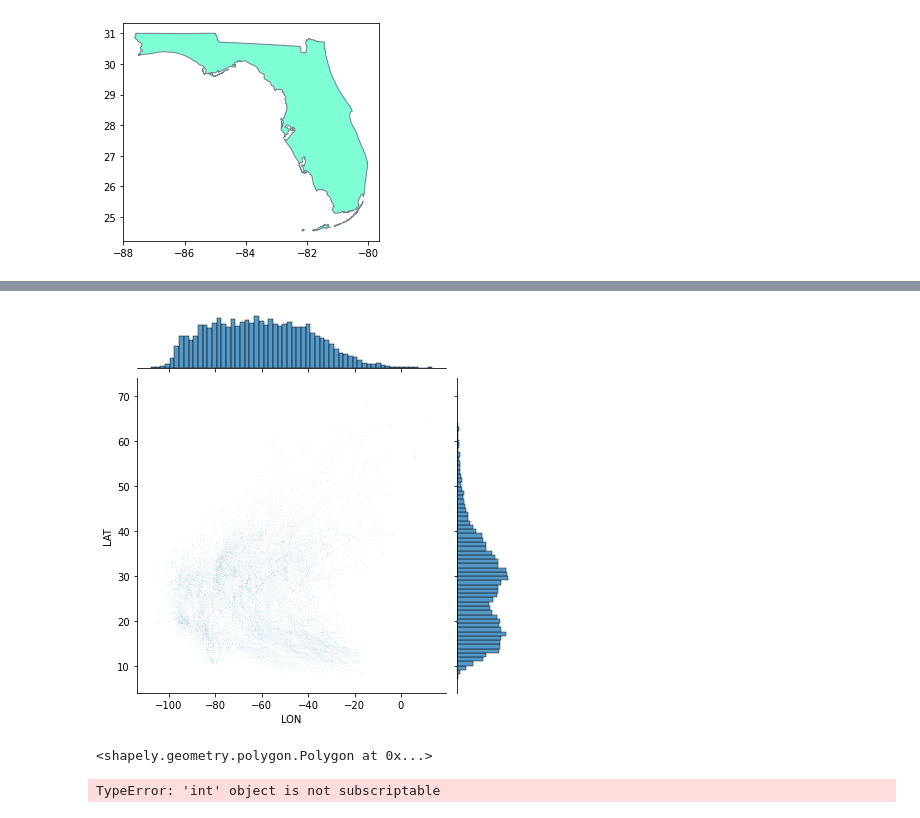
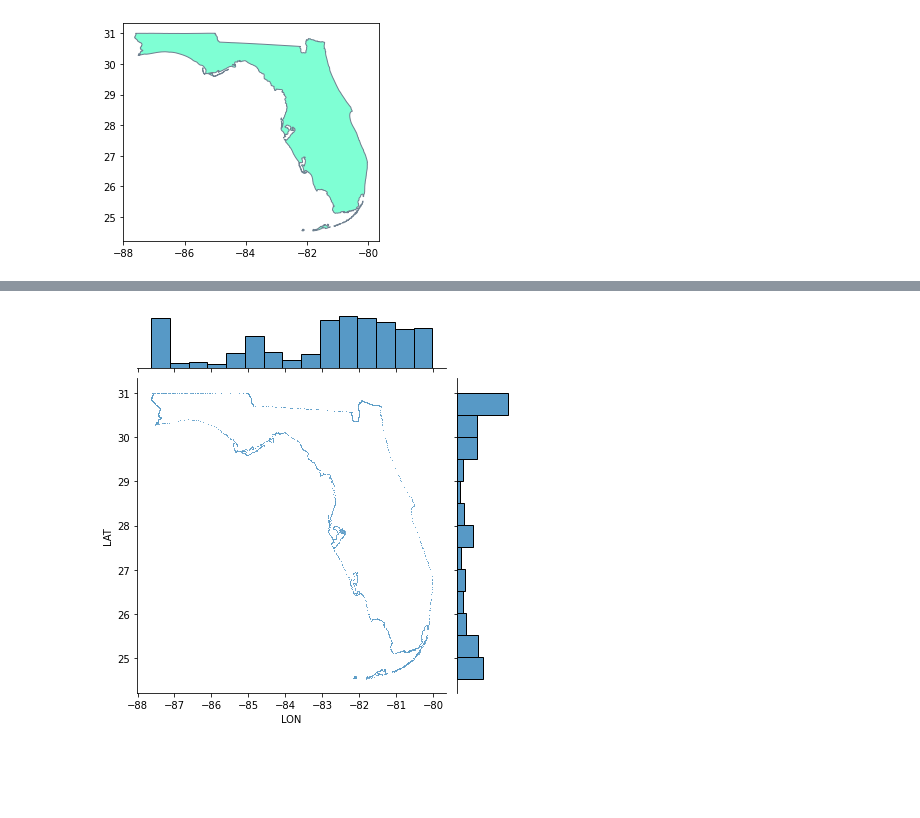
Before and after one commit to daniduce/Final-Project, a Jupyter notebook: Final_Project_Data_Analysis.ipynb, the cells around one changed output, grey strips where cells are left out. Saved outputs shown, nothing was run; the diff lists cells and outputs as text; code cells hidden in the pictures; blank space fills up the shorter version.

```diff
--- a/Final_Project_Data_Analysis.ipynb
+++ b/Final_Project_Data_Analysis.ipynb
@@ -260,50 +220,7 @@ df_FL.head()
-# %%
-#Map North Atlantic region and add basemap with scatterplot
-
-joint_axes = sb.jointplot(
-    x='LON', y='LAT', data=df_NA, s=0.05
-)
-# contextily.add_basemap(
-#     joint_axes.ax_joint,
-#     crs="EPSG:4326",
-#     source=contextily.providers.CartoDB.PositronNoLabels
-# );
-# %% [output]
-[figure, removed]
-# %%
-from polygon_geohasher.polygon_geohasher import polygon_to_geohashes, geohashes_to_polygon
-from shapely import geometry
-
-# polygon = geometry.Polygon([(-99.1795917, 19.432134), (-99.1656847, 19.429034),
-#                             (-99.1776492, 19.414236), (-99.1795917, 19.432134)])
-
-polygon = geometry.Polygon([(-87.430000, 30.300000), (-81.810000, 24.560000),
-                            (-79.280000, 25.560000), (-81.430000, 30.670000)])
-
-# 'lat':[-87.43, -81.81, -79.28, -81.43],
-# 'lon':[30.3, 24.56, 25.56, 30.67],
-inner_geohashes_polygon = geohashes_to_polygon(polygon_to_geohashes(polygon, 5,))
-outer_geohashes_polygon = geohashes_to_polygon(polygon_to_geohashes(polygon, 5, False))
-
-inner_geohashes_polygon
-outer_geohashes_polygon
-# %% [output]
-<shapely.geometry.polygon.Polygon at 0x...>
-# %%
-import geohash
-import shapely
-from shapely.geometry import Point
-unchecked = set()
-inside = set()
-outside = set()
-pt=0
-bbox_pts = pt[0[-87.43, 30.3]], pt[1[-81.81, 24.56]], pt[2[-79.28, 25.56]], pt[3[-81.43, 30.67]]
-for pt in bbox_pts:
-    tst_gh = geohash.encode(pt[0], pt[1], pt[2], pt[3], 5)
-    unchecked.add(tst_gh)
-
-    bbox = shapely.geometry.Polygon(bbox_pts)
-    while unchecked:
-        this = unchecked.pop()
-# %% [output]
-TypeError: 'int' object is not subscriptable
+# %%
+#Map target area
+joint_axes = sb.jointplot(
+    x='LON', y='LAT', data=df_FL, s=1
+)
+# %% [output]
+[figure, added]
```
Also changed, not shown: parts of 21 cells of this notebook, 14 other files.
